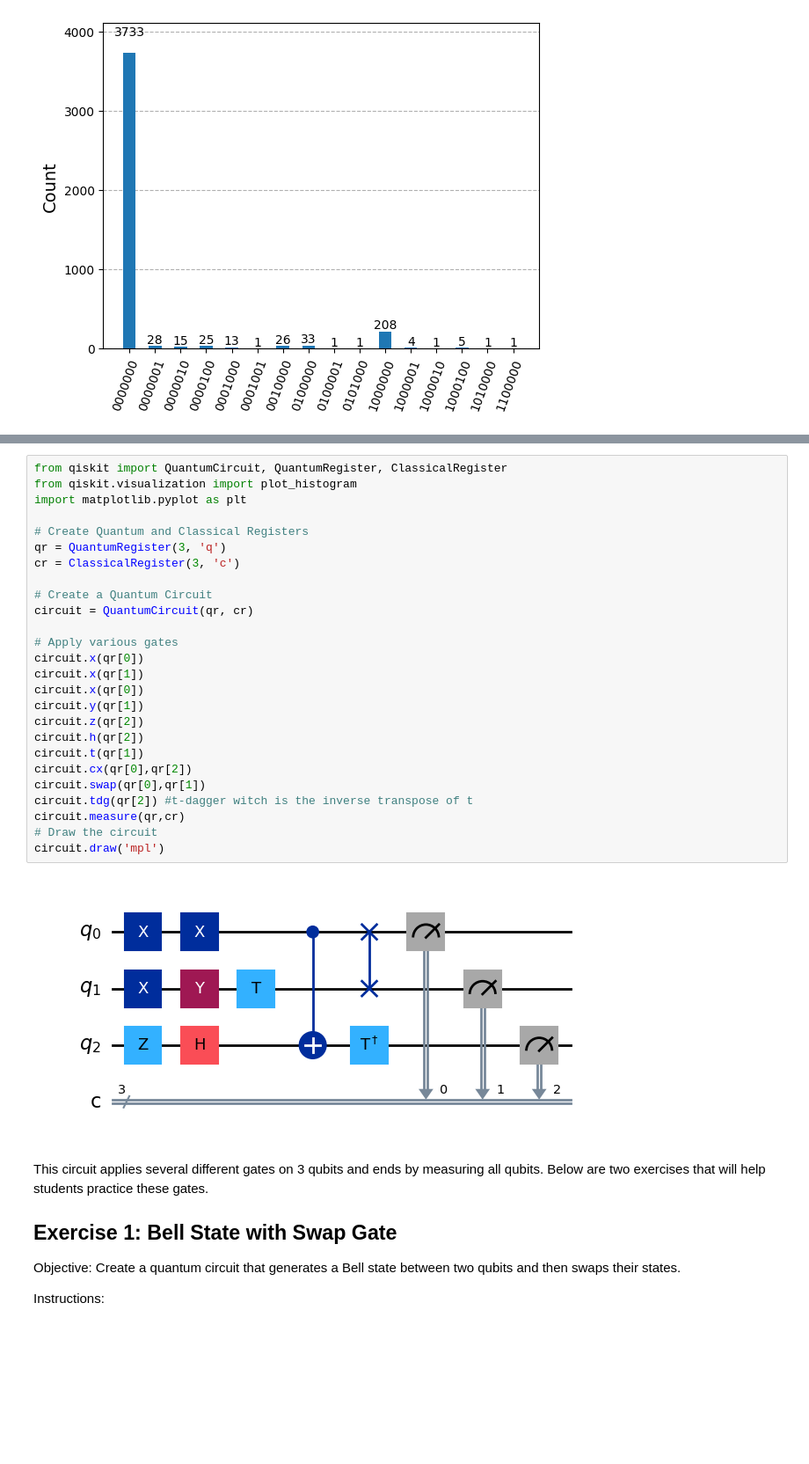
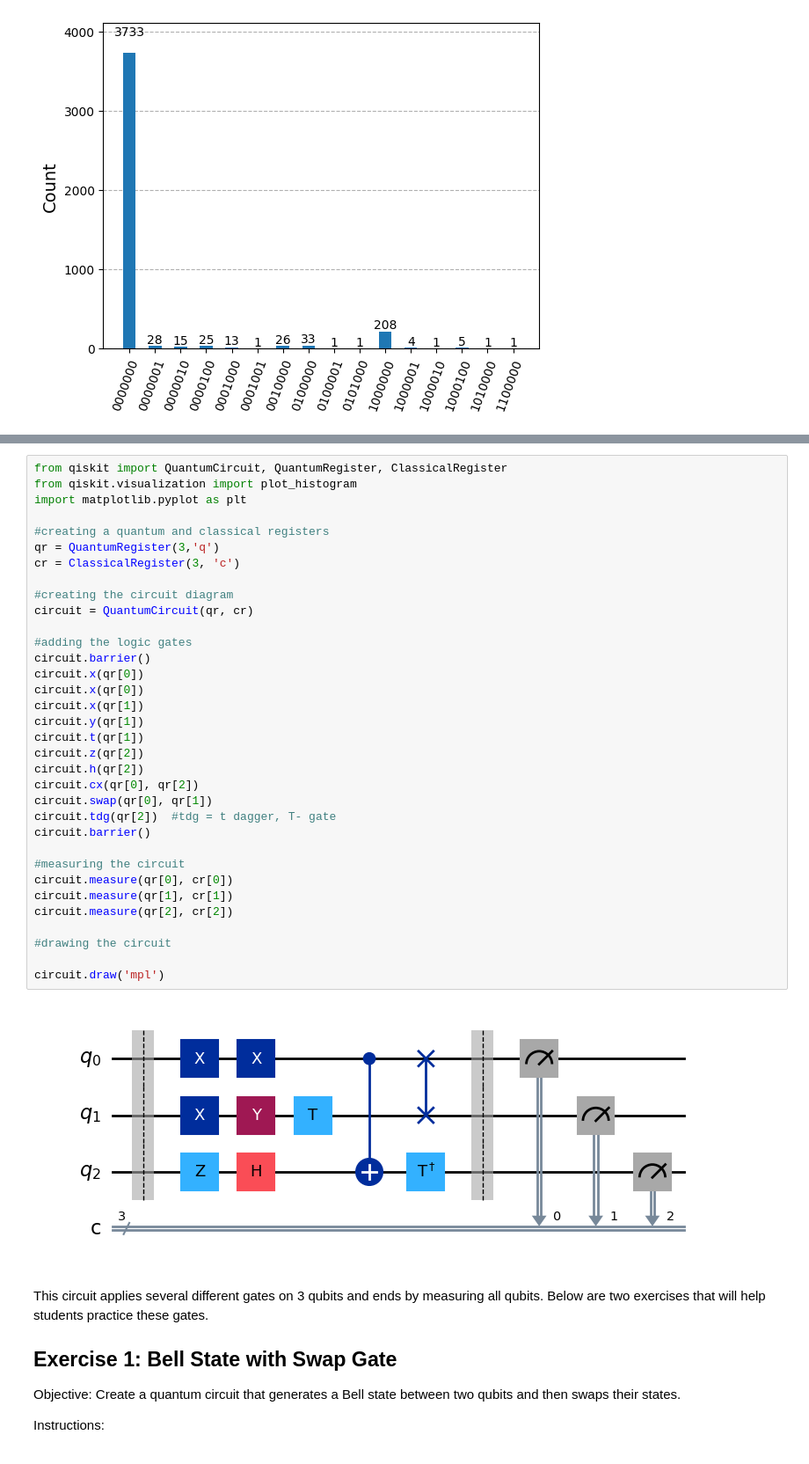
Before and after one commit to Lawrence850479/QuantumSummerProject2025, a Jupyter notebook: 01s_qiskit_tools.ipynb, the cells around one changed output, grey strips where cells are left out. Shown at 88% size. Saved outputs shown, nothing was run; the diff lists cells and outputs as text; blank space fills up the shorter version.

```diff
--- a/01s_qiskit_tools.ipynb
+++ b/01s_qiskit_tools.ipynb
@@ -311,31 +311,39 @@ Here is a circuit example of how to apply all this gates:
 # %%
 from qiskit import QuantumCircuit, QuantumRegister, ClassicalRegister
 from qiskit.visualization import plot_histogram
 import matplotlib.pyplot as plt
 
-# Create Quantum and Classical Registers
-qr = QuantumRegister(3, 'q')
+#creating a quantum and classical registers
+qr = QuantumRegister(3,'q')
 cr = ClassicalRegister(3, 'c')
 
-# Create a Quantum Circuit
+#creating the circuit diagram
 circuit = QuantumCircuit(qr, cr)
 
-# Apply various gates
+#adding the logic gates
+circuit.barrier()
+circuit.x(qr[0])
 circuit.x(qr[0])
 circuit.x(qr[1])
-circuit.x(qr[0])
 circuit.y(qr[1])
+circuit.t(qr[1])
 circuit.z(qr[2])
 circuit.h(qr[2])
-circuit.t(qr[1])
-circuit.cx(qr[0],qr[2])
-circuit.swap(qr[0],qr[1])
-circuit.tdg(qr[2]) #t-dagger witch is the inverse transpose of t
-circuit.measure(qr,cr)
-# Draw the circuit
+circuit.cx(qr[0], qr[2])
+circuit.swap(qr[0], qr[1])
+circuit.tdg(qr[2])  #tdg = t dagger, T- gate
+circuit.barrier()
+
+#measuring the circuit
+circuit.measure(qr[0], cr[0])
+circuit.measure(qr[1], cr[1])
+circuit.measure(qr[2], cr[2])
+
+#drawing the circuit
+
 circuit.draw('mpl')
 # %% [output]
-[figure, old version]
+[figure, new version]
 # %% [markdown]
 This circuit applies several different gates on 3 qubits and ends by measuring all qubits. Below are two exercises that will help students practice these gates.
 
```
Also changed, not shown: parts of 3 cells of this notebook, 3 other files.
